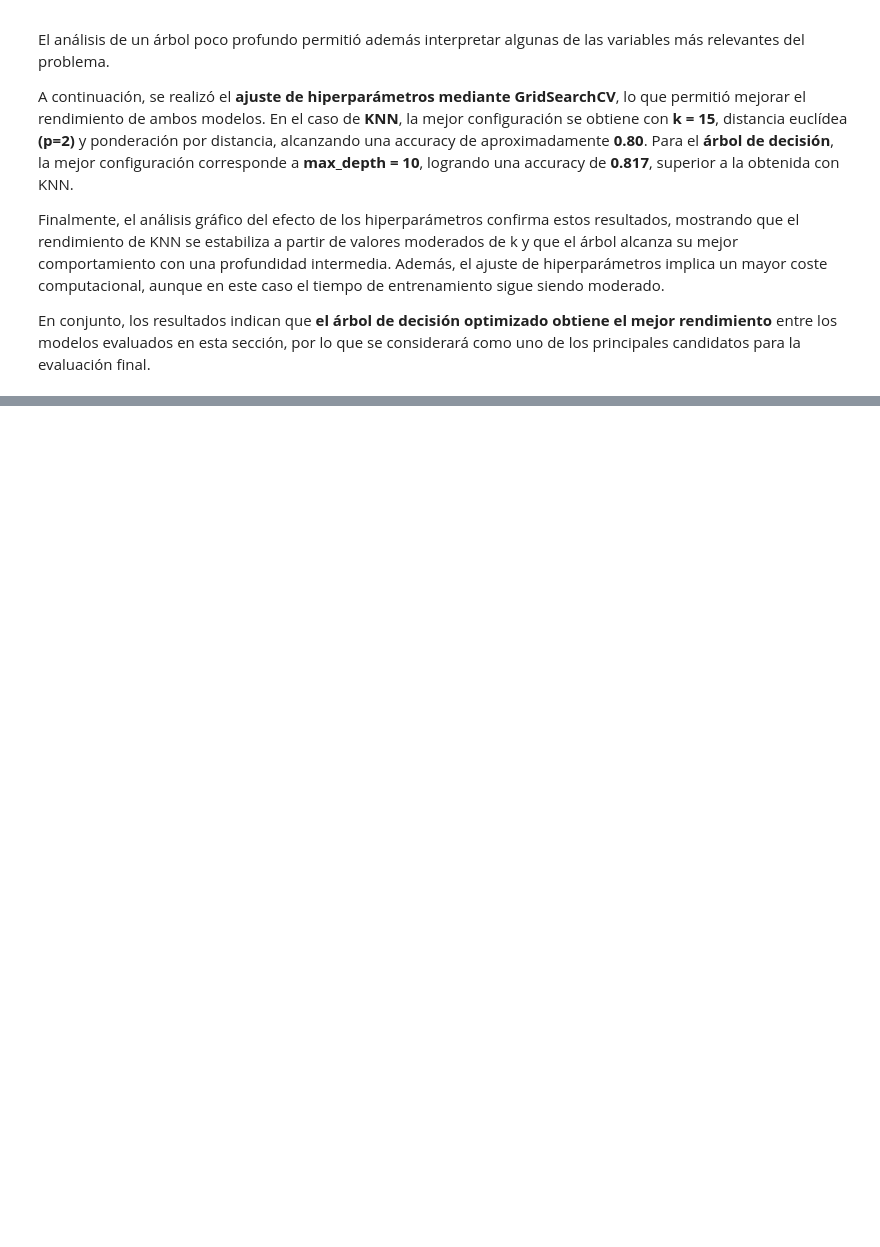
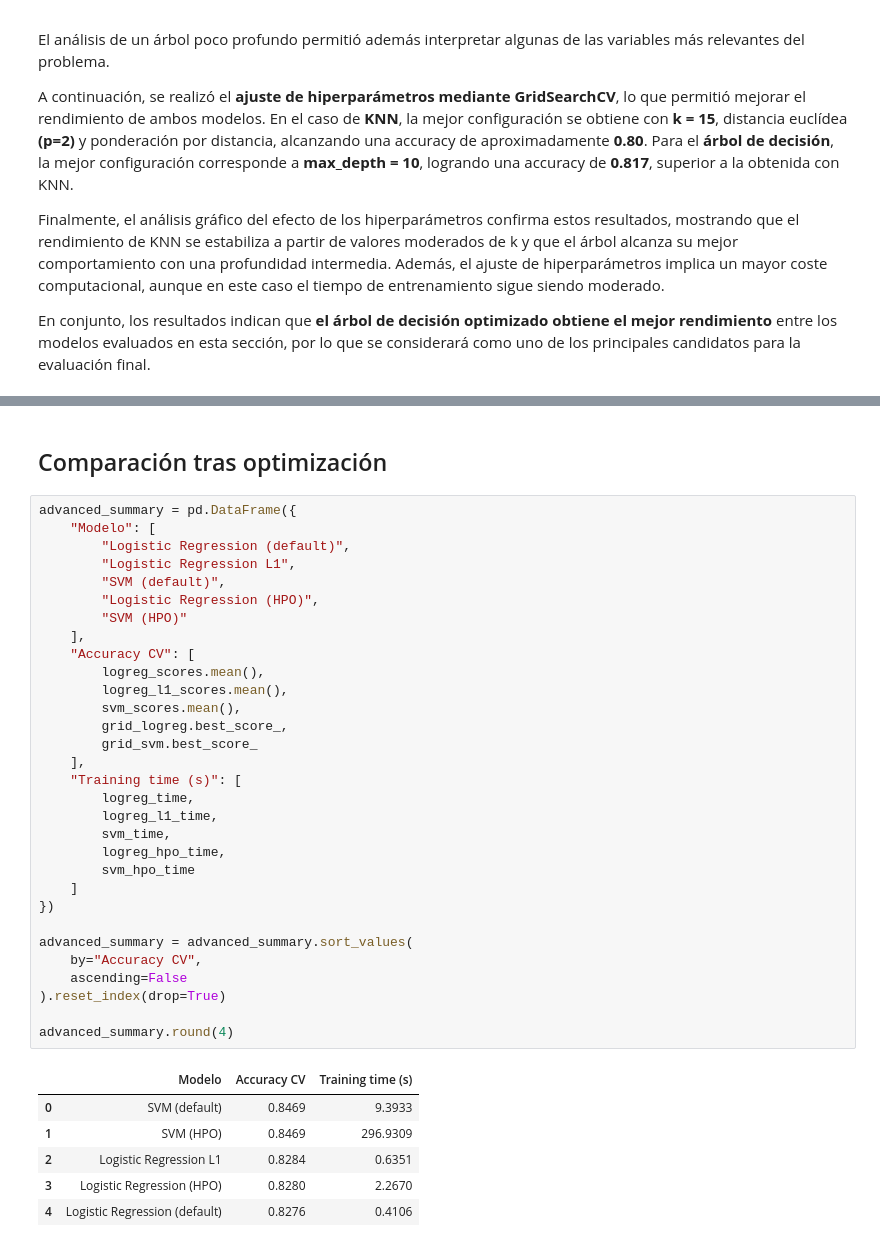
Before and after one commit to 100495785/Grupo17_Practica1, a Jupyter notebook: EDA_Practica1.ipynb, the cells around one changed output, grey strips where cells are left out. Saved outputs shown, nothing was run; the diff lists cells and outputs as text; blank space fills up the shorter version.

```diff
--- a/EDA_Practica1.ipynb
+++ b/EDA_Practica1.ipynb
@@ -1019,0 +1283,40 @@ En conjunto, los resultados indican que **el árbol de decisión optimizado obti
+# %% [markdown]
+## Comparación tras optimización
+# %%
+advanced_summary = pd.DataFrame({
+    "Modelo": [
+        "Logistic Regression (default)",
+        "Logistic Regression L1",
+        "SVM (default)",
+        "Logistic Regression (HPO)",
+        "SVM (HPO)"
+    ],
+    "Accuracy CV": [
+        logreg_scores.mean(),
+        logreg_l1_scores.mean(),
+        svm_scores.mean(),
+        grid_logreg.best_score_,
+        grid_svm.best_score_
+    ],
+    "Training time (s)": [
+        logreg_time,
+        logreg_l1_time,
+        svm_time,
+        logreg_hpo_time,
+        svm_hpo_time
+    ]
+})
+
+advanced_summary = advanced_summary.sort_values(
+    by="Accuracy CV",
+    ascending=False
+).reset_index(drop=True)
+
+advanced_summary.round(4)
+# %% [output]
+|  | Modelo | Accuracy CV | Training time (s) |
+| 0 | SVM (default) | 0.8469 | 9.3933 |
+| 1 | SVM (HPO) | 0.8469 | 296.9309 |
+| 2 | Logistic Regression L1 | 0.8284 | 0.6351 |
+| 3 | Logistic Regression (HPO) | 0.8280 | 2.2670 |
+| 4 | Logistic Regression (default) | 0.8276 | 0.4106 |
```
Also changed, not shown: parts of 49 cells of this notebook.
